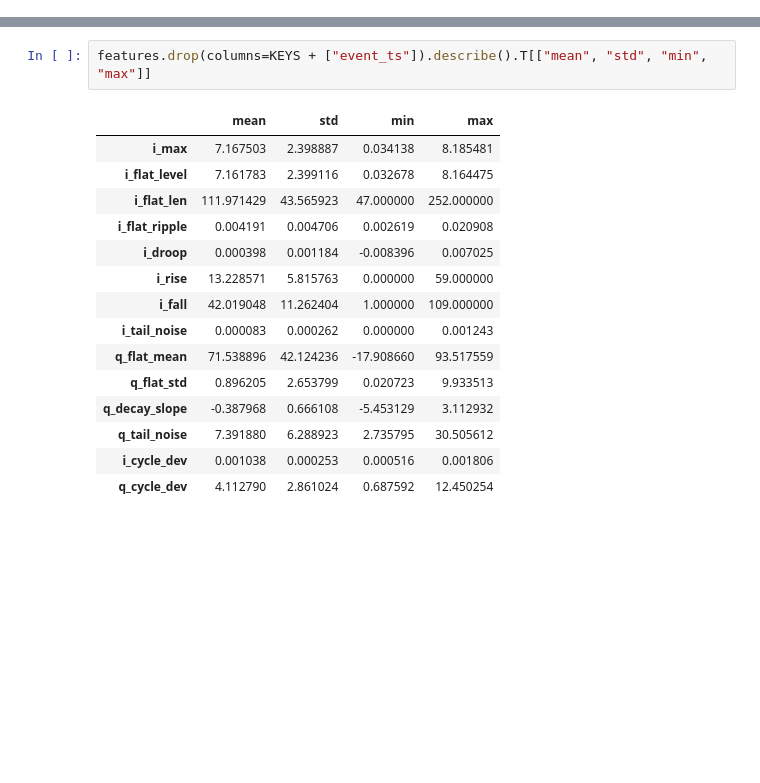
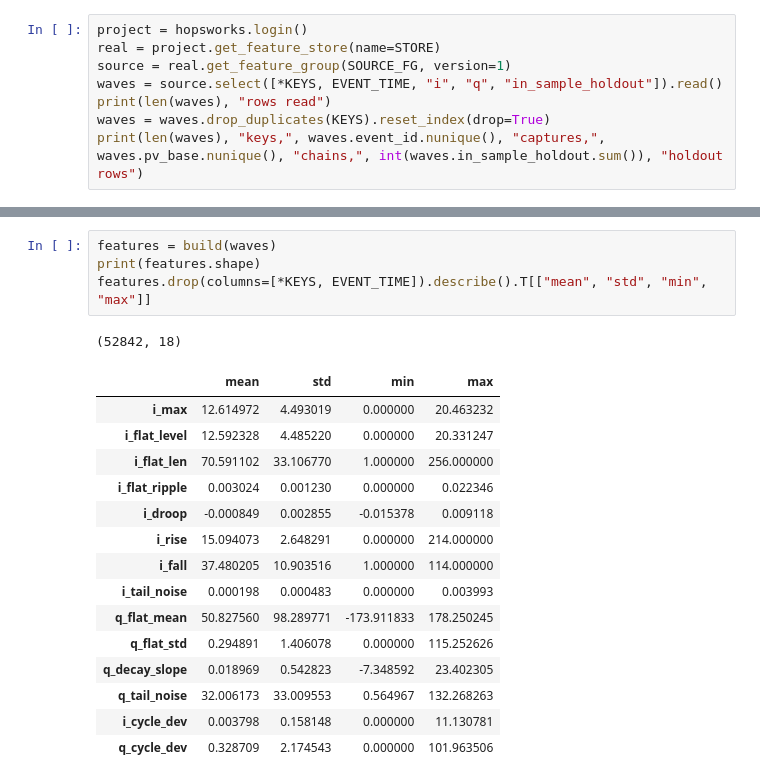
Before and after one commit to Alex-Hill94/artifact-hackathon-2026_plasma_pirates, a Jupyter notebook: lectures/04-feature-store/usecases/ess/notebook.ipynb, the cells around one changed output, grey strips where cells are left out. Saved outputs shown, nothing was run; the diff lists cells and outputs as text; blank space fills up the shorter version.

```diff
--- a/lectures/04-feature-store/usecases/ess/notebook.ipynb
+++ b/lectures/04-feature-store/usecases/ess/notebook.ipynb
@@ -54,0 +27,8 @@ plt.tight_layout()
+# %%
+project = hopsworks.login()
+real = project.get_feature_store(name=STORE)
+source = real.get_feature_group(SOURCE_FG, version=1)
+waves = source.select([*KEYS, EVENT_TIME, "i", "q", "in_sample_holdout"]).read()
+print(len(waves), "rows read")
+waves = waves.drop_duplicates(KEYS).reset_index(drop=True)
+print(len(waves), "keys,", waves.event_id.nunique(), "captures,", waves.pv_base.nunique(), "chains,", int(waves.in_sample_holdout.sum()), "holdout rows")
@@ -55,18 +62,21 @@ plt.tight_layout()
 # %%
-features.drop(columns=KEYS + ["event_ts"]).describe().T[["mean", "std", "min", "max"]]
+features = build(waves)
+print(features.shape)
+features.drop(columns=[*KEYS, EVENT_TIME]).describe().T[["mean", "std", "min", "max"]]
 # %% [output]
+(52842, 18)
 |  | mean | std | min | max |
-| i_max | 7.167503 | 2.398887 | 0.034138 | 8.185481 |
-| i_flat_level | 7.161783 | 2.399116 | 0.032678 | 8.164475 |
-| i_flat_len | 111.971429 | 43.565923 | 47.000000 | 252.000000 |
-| i_flat_ripple | 0.004191 | 0.004706 | 0.002619 | 0.020908 |
-| i_droop | 0.000398 | 0.001184 | -0.008396 | 0.007025 |
-| i_rise | 13.228571 | 5.815763 | 0.000000 | 59.000000 |
-| i_fall | 42.019048 | 11.262404 | 1.000000 | 109.000000 |
-| i_tail_noise | 0.000083 | 0.000262 | 0.000000 | 0.001243 |
-| q_flat_mean | 71.538896 | 42.124236 | -17.908660 | 93.517559 |
-| q_flat_std | 0.896205 | 2.653799 | 0.020723 | 9.933513 |
-| q_decay_slope | -0.387968 | 0.666108 | -5.453129 | 3.112932 |
-| q_tail_noise | 7.391880 | 6.288923 | 2.735795 | 30.505612 |
-| i_cycle_dev | 0.001038 | 0.000253 | 0.000516 | 0.001806 |
-| q_cycle_dev | 4.112790 | 2.861024 | 0.687592 | 12.450254 |
+| i_max | 12.614972 | 4.493019 | 0.000000 | 20.463232 |
+| i_flat_level | 12.592328 | 4.485220 | 0.000000 | 20.331247 |
+| i_flat_len | 70.591102 | 33.106770 | 1.000000 | 256.000000 |
+| i_flat_ripple | 0.003024 | 0.001230 | 0.000000 | 0.022346 |
+| i_droop | -0.000849 | 0.002855 | -0.015378 | 0.009118 |
+| i_rise | 15.094073 | 2.648291 | 0.000000 | 214.000000 |
+| i_fall | 37.480205 | 10.903516 | 1.000000 | 114.000000 |
+| i_tail_noise | 0.000198 | 0.000483 | 0.000000 | 0.003993 |
+| q_flat_mean | 50.827560 | 98.289771 | -173.911833 | 178.250245 |
+| q_flat_std | 0.294891 | 1.406078 | 0.000000 | 115.252626 |
+| q_decay_slope | 0.018969 | 0.542823 | -7.348592 | 23.402305 |
+| q_tail_noise | 32.006173 | 33.009553 | 0.564967 | 132.268263 |
+| i_cycle_dev | 0.003798 | 0.158148 | 0.000000 | 11.130781 |
+| q_cycle_dev | 0.328709 | 2.174543 | 0.000000 | 101.963506 |
```
Also changed, not shown: parts of 25 cells of this notebook, 7 other files.
